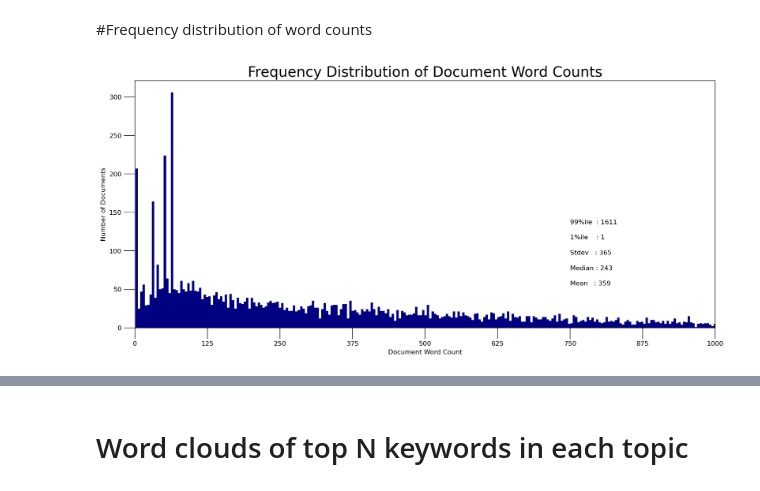
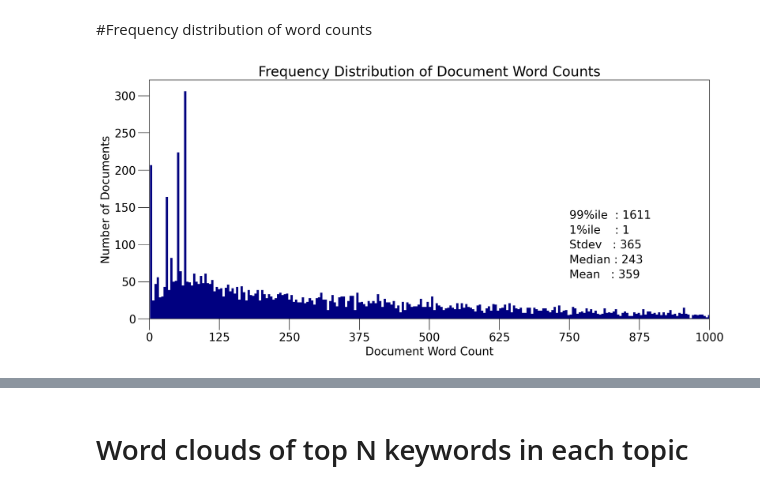
Before and after one commit to farhad-sadeghlo/NLP_Topic_Modeling, a Jupyter notebook: topic_modeling_and_visualization_with_Gensim.ipynb, the cells around one changed output, grey strips where cells are left out. Saved outputs shown, nothing was run; the diff lists cells and outputs as text; code cells hidden in the pictures.

```diff
--- a/topic_modeling_and_visualization_with_Gensim.ipynb
+++ b/topic_modeling_and_visualization_with_Gensim.ipynb
@@ -153,8 +151,8 @@ print(data_words[:1])
 [['the', 'inner', 'forest', 'of', 'city', 'can', 'take', 'on', 'many', 'shapes', 'and', 'sizes', 'an', 'abandoned', 'and', 'overgrown', 'lot', 'an', 'avenue', 'with', 'towering', 'street', 'trees', 'v ...
 # %%
 # Build the bigram and trigram models
-bigram = gensim.models.Phrases(data_words, min_count=5, threshold=100) # higher threshold fewer phrases.
-trigram = gensim.models.Phrases(bigram[data_words], threshold=100)
+bigram = gensim.models.Phrases(data_words, min_count=5, threshold=95) # higher threshold fewer phrases.
+trigram = gensim.models.Phrases(bigram[data_words], threshold=95)
 
 # Faster way to get a sentence clubbed as a trigram/bigram
 bigram_mod = gensim.models.phrases.Phraser(bigram)
@@ -665,23 +665,26 @@ Topic_dist_across_docs.to_csv('\content\4. cities_Topic_dist_across_docs.csv')
 #Frequency distribution of word counts
 # %%
 doc_lens = [len(d) for d in df_dominant_topic.Text]
-
+fontsize = 18
 # Plot
 plt.figure(figsize=(16,7), dpi=160)
 plt.hist(doc_lens, bins = 1000, color='navy')
-plt.text(750, 55, "Mean   : " + str(round(np.mean(doc_lens))))
-plt.text(750, 75, "Median : " + str(round(np.median(doc_lens))))
-plt.text(750, 95, "Stdev   : " + str(round(np.std(doc_lens))))
-plt.text(750, 115, "1%ile    : " + str(round(np.quantile(doc_lens, q=0.01))))
-plt.text(750, 135, "99%ile  : " + str(round(np.quantile(doc_lens, q=0.99))))
+plt.text(750, 55, "Mean   : " + str(round(np.mean(doc_lens))), fontsize=fontsize)
+plt.text(750, 75, "Median : " + str(round(np.median(doc_lens))), fontsize=fontsize)
+plt.text(750, 95, "Stdev   : " + str(round(np.std(doc_lens))), fontsize=fontsize)
+plt.text(750, 115, "1%ile    : " + str(round(np.quantile(doc_lens, q=0.01))), fontsize=fontsize)
+plt.text(750, 135, "99%ile  : " + str(round(np.quantile(doc_lens, q=0.99))), fontsize=fontsize)
 
-plt.gca().set(xlim=(0, 1000), ylabel='Number of Documents', xlabel='Document Word Count')
-plt.tick_params(size=17)
-plt.xticks(np.linspace(0,1000,9))
+plt.gca().set(xlim=(0, 1000))
+plt.tick_params(size=fontsize)
+plt.xlabel(xlabel='Document Word Count', FontSize=fontsize)
+plt.ylabel(ylabel='Number of Documents', FontSize=fontsize)
+plt.xticks(np.linspace(0,1000,9), fontsize=fontsize)
+plt.yticks(fontsize=fontsize)
 plt.title('Frequency Distribution of Document Word Counts', fontdict=dict(size=22))
 plt.show()
 # %% [output]
-[figure, old version]
+[figure, new version]
 # %%
 cnames = {
 # 'aliceblue':            '#F0F8FF',
```
Also changed, not shown: parts of 30 cells of this notebook.
